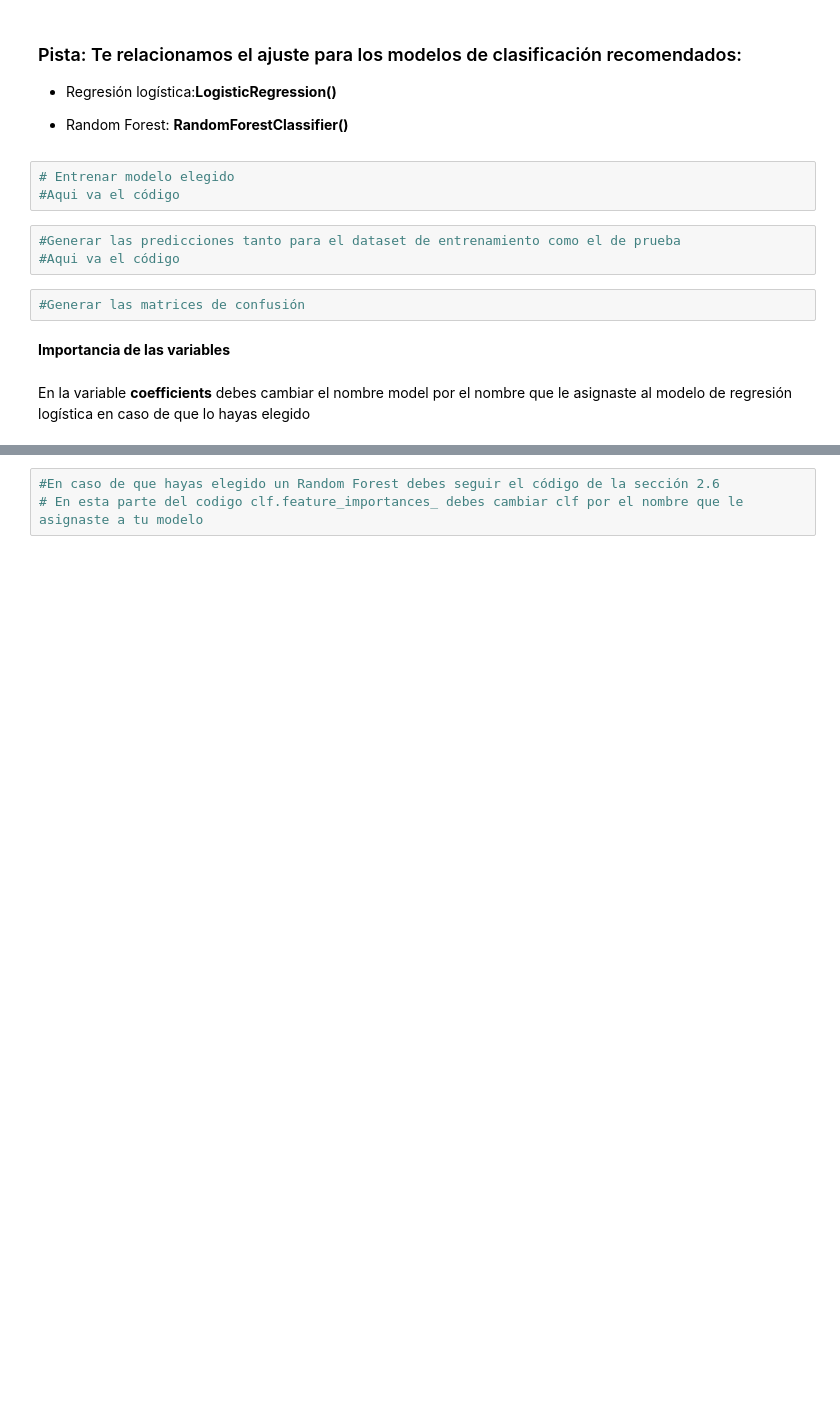
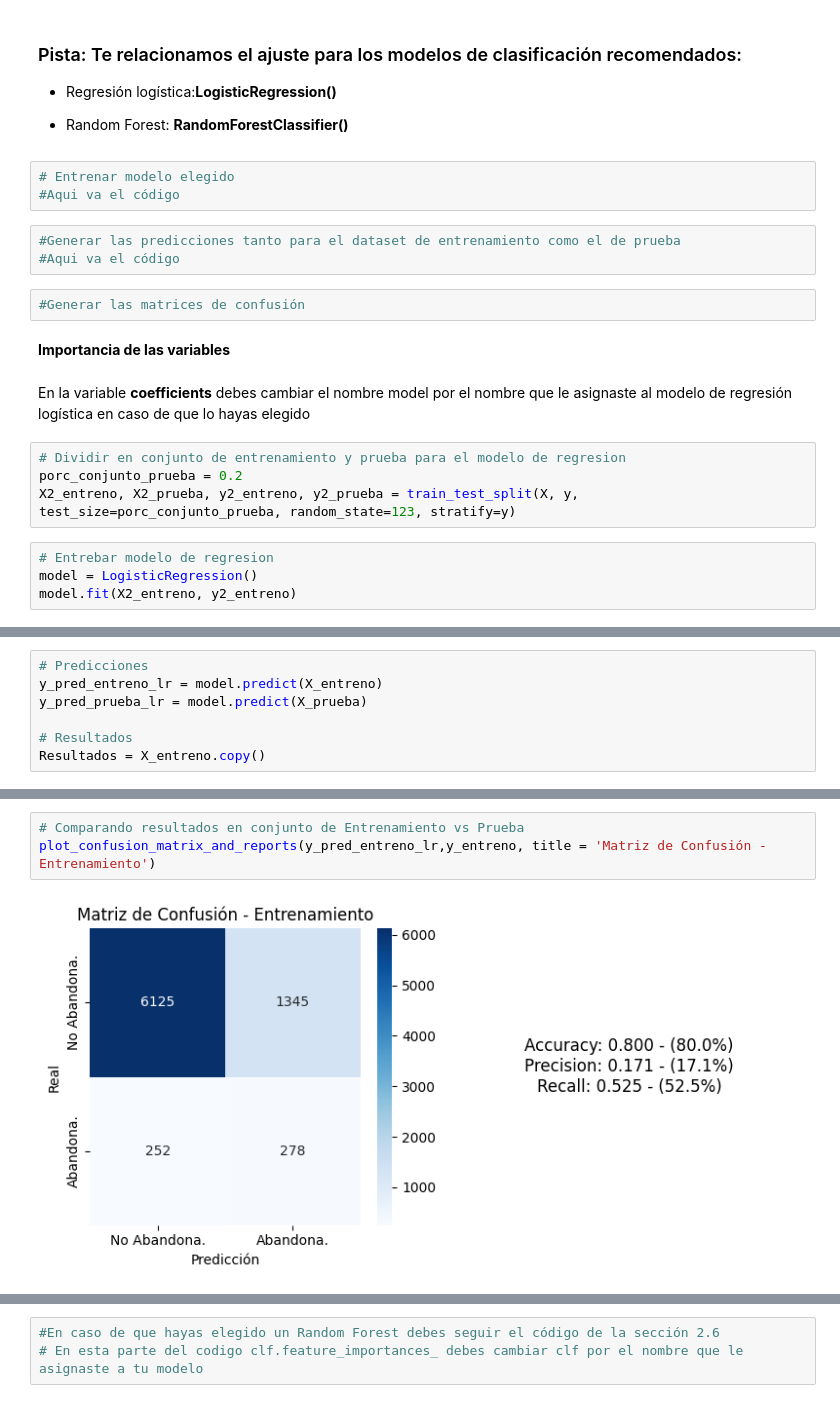
Before and after one commit to jofepe16/Reto_Bootcamp, a Jupyter notebook: Reto_Bootcamp.ipynb, the cells around one changed output, grey strips where cells are left out. Drawn from its saved outputs; the diff is of its cells as text; blank space fills up the shorter version.

Commit message:
Adding Lineal regression model

```diff
--- a/Reto_Bootcamp.ipynb
+++ b/Reto_Bootcamp.ipynb
@@ -901,3 +907,11 @@ Si consideras que los modelos entrenados no son lo suficientemente buenos, cuén
 **Importancia de las variables**
 # %% [markdown]
 En la variable **coefficients** debes cambiar el nombre model por el nombre que le asignaste al modelo de regresión logística en caso de que lo hayas elegido
+# %%
+# Dividir en conjunto de entrenamiento y prueba para el modelo de regresion
+porc_conjunto_prueba = 0.2
+X2_entreno, X2_prueba, y2_entreno, y2_prueba = train_test_split(X, y, test_size=porc_conjunto_prueba, random_state=123, stratify=y)
+# %%
+# Entrebar modelo de regresion
+model = LogisticRegression()
+model.fit(X2_entreno, y2_entreno)
@@ -903,0 +927,7 @@ En la variable **coefficients** debes cambiar el nombre model por el nombre que
+# %%
+# Predicciones
+y_pred_entreno_lr = model.predict(X_entreno)
+y_pred_prueba_lr = model.predict(X_prueba)
+
+# Resultados
+Resultados = X_entreno.copy()
@@ -903,0 +947,5 @@ En la variable **coefficients** debes cambiar el nombre model por el nombre que
+# %%
+# Comparando resultados en conjunto de Entrenamiento vs Prueba
+plot_confusion_matrix_and_reports(y_pred_entreno_lr,y_entreno, title = 'Matriz de Confusión - Entrenamiento')
+# %% [output]
+[figure, added]
```
Also changed, not shown: parts of 10 cells of this notebook.
